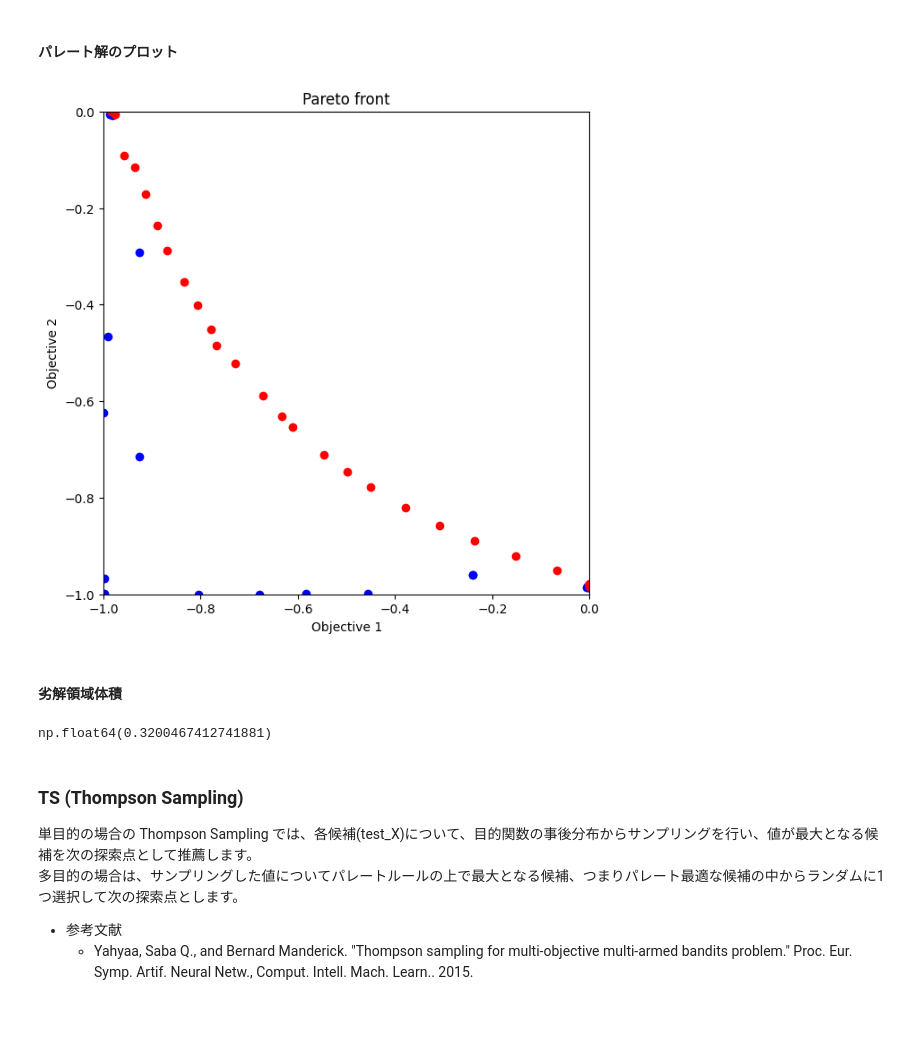
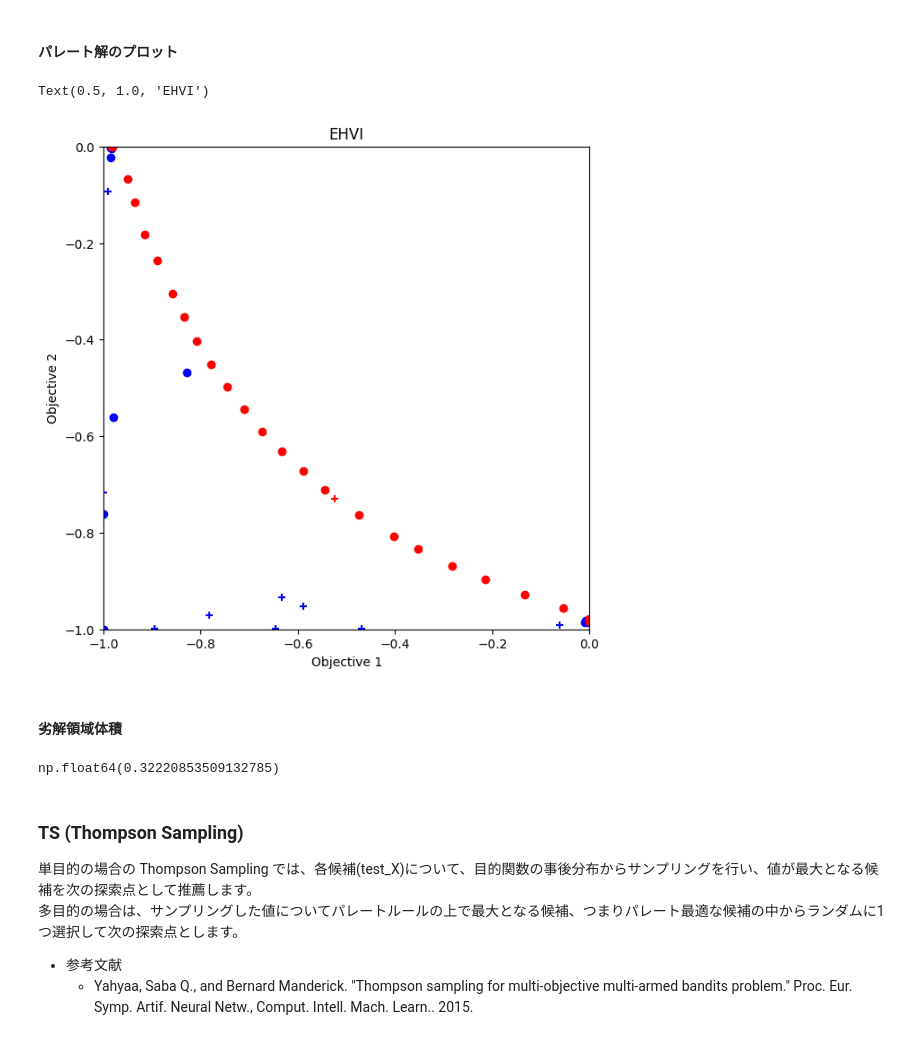
Before and after one commit to issp-center-dev/PHYSBO, a Jupyter notebook: docs/sphinx/manual/ja/source/notebook/tutorial_multi_objective.ipynb, the cells around one changed output. Saved outputs shown, nothing was run; the diff lists cells and outputs as text; code cells hidden in the pictures.

```diff
--- a/docs/sphinx/manual/ja/source/notebook/tutorial_multi_objective.ipynb
+++ b/docs/sphinx/manual/ja/source/notebook/tutorial_multi_objective.ipynb
@@ -309,8 +306,11 @@ np.float64(0.32877907991633726)
     - Couckuyt, Ivo, Dirk Deschrijver, and Tom Dhaene. "Fast calculation of multiobjective probability of improvement and expected improvement criteria for Pareto optimization." Journal of Global Optimization 60.3 (2014): 575-594.
 # %%
 policy = physbo.search.discrete_multi.Policy(test_X=test_X, num_objectives=2)
-policy.set_seed(0)
+policy.set_seed(seed)
 
-policy.random_search(max_num_probes=10, simulator=simu)
-res_EHVI = policy.bayes_search(max_num_probes=40, simulator=simu, score='EHVI', interval=10)
+policy.random_search(max_num_probes=num_random_search, simulator=simu, is_disp=False)
+time_start = time.time()
+res_EHVI = policy.bayes_search(max_num_probes=num_bayes_search, simulator=simu, score='EHVI', interval=10, is_disp=False)
+time_EHVI = time.time() - time_start
+print(f"EHVI の計算時間: {time_EHVI} 秒")
 # %% [output]
@@ -334,15 +318,22 @@ res_EHVI = policy.bayes_search(max_num_probes=40, simulator=simu, score='EHVI',
 # %% [markdown]
 #### パレート解のプロット
-# %%
-plot_pareto_front(res_EHVI)
-# %% [output]
-[figure, removed]
+# %%
+fig, ax = plt.subplots(figsize=(7, 7))
+physbo.search.utility.plot_pareto_front_all(res_EHVI, ax=ax, steps_end=num_random_search, marker="+")
+physbo.search.utility.plot_pareto_front_all(res_EHVI, ax=ax, steps_begin=num_random_search, marker="o")
+ax.set_xlim(-1, 0)
+ax.set_ylim(-1, 0)
+ax.set_title("EHVI")
+# %% [output]
+Text(0.5, 1.0, 'EHVI')
+[figure, added]
 # %% [markdown]
 #### 劣解領域体積
 # %%
-res_EHVI.pareto.volume_in_dominance([-1,-1],[0,0])
+VID_EHVI = res_EHVI.pareto.volume_in_dominance([-1,-1],[0,0])
+VID_EHVI
 # %% [output]
-np.float64(0.3200467412741881)
+np.float64(0.32220853509132785)
 # %% [markdown]
 ### TS (Thompson Sampling)
 
```
Also changed, not shown: parts of 35 cells of this notebook, 7 other files.
